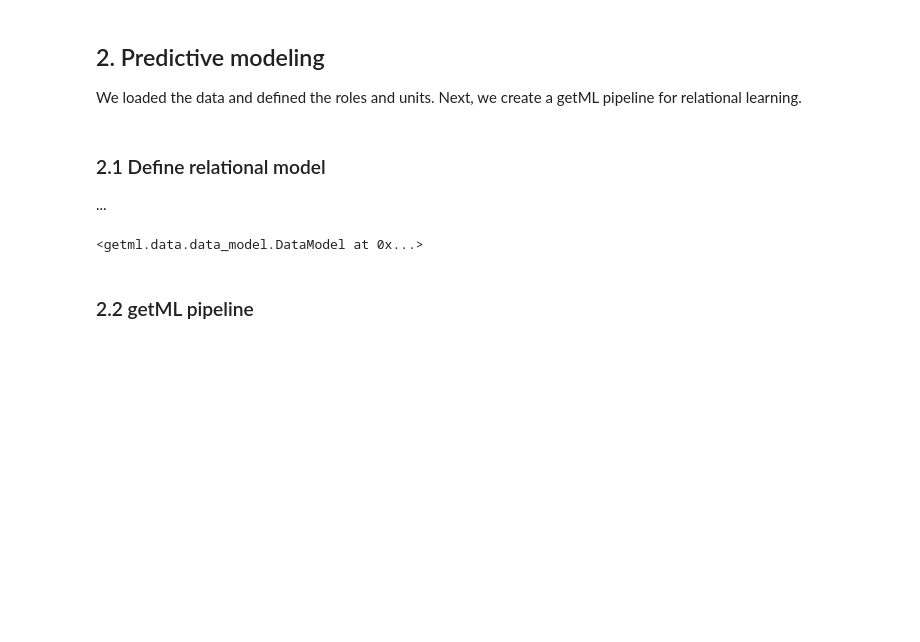
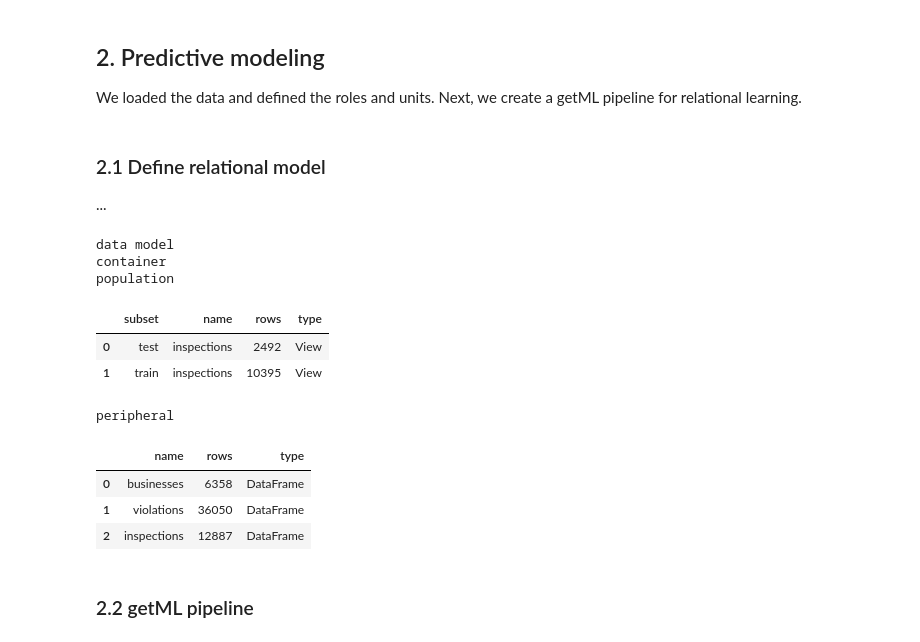
Before and after one commit to getml/getml-demo, a Jupyter notebook: sfscores.ipynb, the cells around one changed output. Drawn from its saved outputs; the diff is of its cells as text; code cells hidden in the pictures; blank space fills up the shorter version.

```diff
--- a/sfscores.ipynb
+++ b/sfscores.ipynb
@@ -268,34 +252,41 @@ We loaded the data and defined the roles and units. Next, we create a getML pipe
 
 ...
 # %%
-dm = getml.data.DataModel(inspections.to_placeholder("population"))
+star_schema = getml.data.StarSchema(population=inspections, alias="population", split=split)
 
-dm.add(
-    getml.data.to_placeholder(businesses=businesses, inspections=inspections, violations=violations))
-
-dm.population.join(
-    dm.businesses,
+star_schema.join(
+    businesses,
     on="business_id",
-    relationship=getml.data.relationship.many_to_one,
+    relationship=getml.data.relationship.many_to_one
 )
 
-dm.population.join(
-    dm.violations,
+star_schema.join(
+    violations,
     on="business_id",
     time_stamps="date",
 )
 
-dm.population.join(
-    dm.inspections,
+star_schema.join(
+    inspections,
     on="business_id",
     time_stamps="date",
     lagged_targets=True,
     horizon=getml.data.time.days(1),
 )
 
-dm
+star_schema
 # %% [output]
-<getml.data.data_model.DataModel at 0x...>
+data model
+container
+population
+|  | subset | name | rows | type |
+| 0 | test | inspections | 2492 | View |
+| 1 | train | inspections | 10395 | View |
+peripheral
+|  | name | rows | type |
+| 0 | businesses | 6358 | DataFrame |
+| 1 | violations | 36050 | DataFrame |
+| 2 | inspections | 12887 | DataFrame |
 # %% [markdown]
 ### 2.2 getML pipeline
 # %% [markdown]
```
Also changed, not shown: parts of 7 cells of this notebook.
